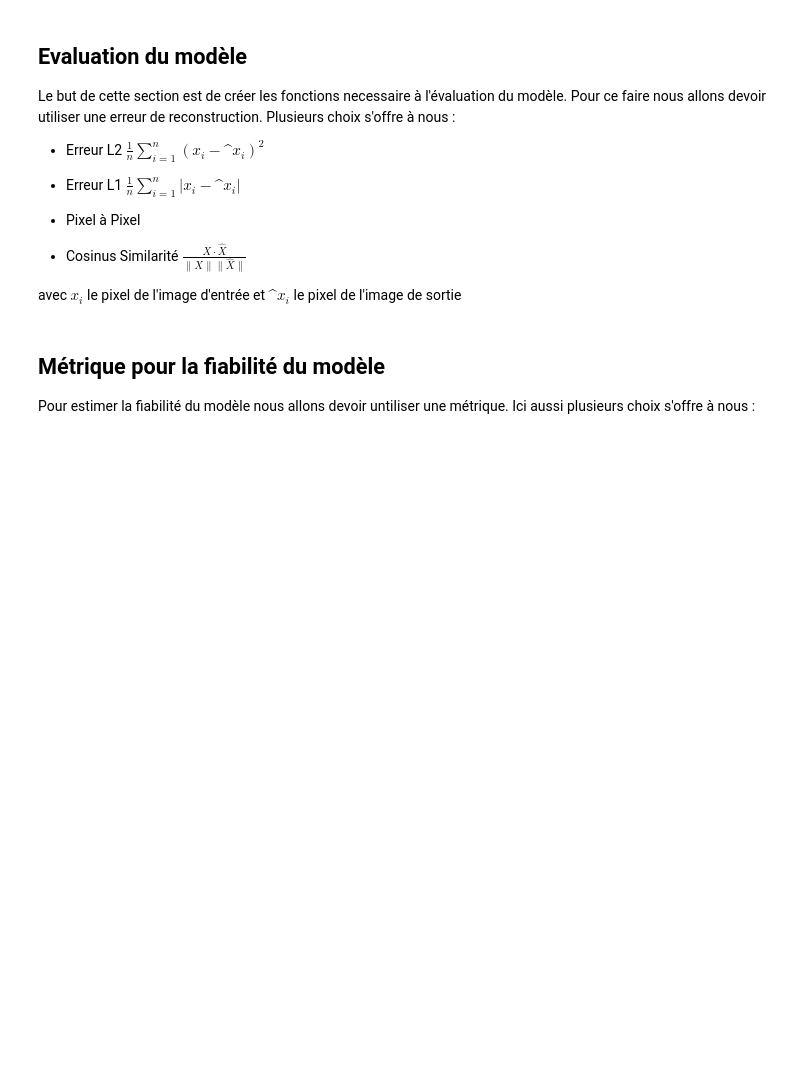
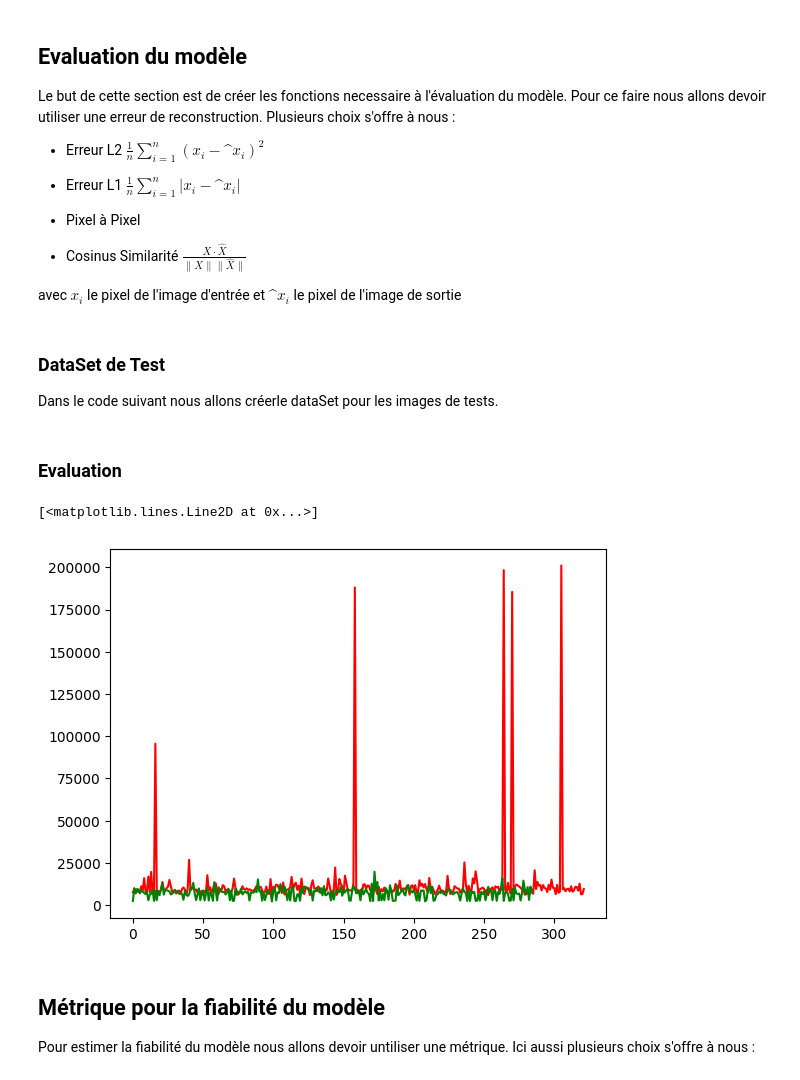
Before and after one commit to PommeDev/Detection-d-anomalies, a Jupyter notebook: AutoEncodeur_notebook.ipynb, the cells around one changed output. Drawn from its saved outputs; the diff is of its cells as text; code cells hidden in the pictures; blank space fills up the shorter version.

Commit message:
Ajout de l'evaluation et d'un premier teste

```diff
--- a/AutoEncodeur_notebook.ipynb
+++ b/AutoEncodeur_notebook.ipynb
@@ -371,3 +367,7 @@ Plusieurs choix s'offre à nous  :
 - Cosinus Similarité $ \frac{X \cdot \hat{X}}{\|X\| \|\hat{X}\|} $
 
 avec $x_i$ le pixel de l'image d'entrée et $\^x_i$ le pixel de l'image de sortie
+# %% [markdown]
+### DataSet de Test
+
+Dans le code suivant nous allons créerle dataSet pour les images de tests.
@@ -374,3 +414,5 @@ avec $x_i$ le pixel de l'image d'entrée et $\^x_i$ le pixel de l'image de sorti
+# %% [markdown]
+### Evaluation
 # %%
 import torch
 import torch.nn.functional as F
@@ -381,40 +423,47 @@ import matplotlib.pyplot as plt
 # Par exemple, test_loader est un DataLoader PyTorch pour les images de test
 
 def evaluate_autoencoder(model, test_loader, device):
     model.eval()  # Passer le modèle en mode évaluation
     total_loss = 0
     num_samples = 0
 
+    result = {'good':[],'anomalie':[]}
+
     with torch.no_grad():  # Désactiver le calcul des gradients
         for data in test_loader:
-            inputs, _ = data  # On se fiche de la cible dans un autoencodeur
+            inputs, label = data  # On se fiche de la cible dans un autoencodeur
 
             # Déplacer les données vers le bon périphérique (CPU ou GPU)
             inputs = inputs.to(device)
 
             # Passer les images à travers l'autoencodeur
-            outputs = model(inputs)
+            outputs = model(inputs) #image de sortie
 
             # Calcul de la perte L2 (Mean Squared Error)
             loss = F.mse_loss(outputs, inputs, reduction='sum')  # Utiliser 'sum' pour calculer la somme sur tout le batch
+            result[label[0]].append(loss.item())
             total_loss += loss.item()
             num_samples += inputs.size(0)
 
     # Moyenne de la perte sur tout le dataset de test
     avg_loss = total_loss / num_samples
-    print(f'Mean Squared Error (MSE) : {avg_loss:.4f}')
 
-    return avg_loss
+    return avg_loss,result
 
 
 # Exemple d'évaluation
-device = torch.device("cuda" if torch.cuda.is_available() else "cpu")
-model.to(device)
 
 # Test loader est un DataLoader contenant les données de test
 # Assume que test_loader est déjà défini (par exemple avec DataLoader de PyTorch)
 #implementer testLoader
-evaluate_autoencoder(model, test_loader, device)
+avg,re = evaluate_autoencoder(model, test_loader, device)
+
+
+plt.plot(re['anomalie'],c='r')
+plt.plot(re['good'],c='g')
+# %% [output]
+[<matplotlib.lines.Line2D at 0x...>]
+[figure, added]
 # %% [markdown]
 ## Métrique pour la fiabilité du modèle
 
```
Also changed, not shown: parts of 6 cells of this notebook.
